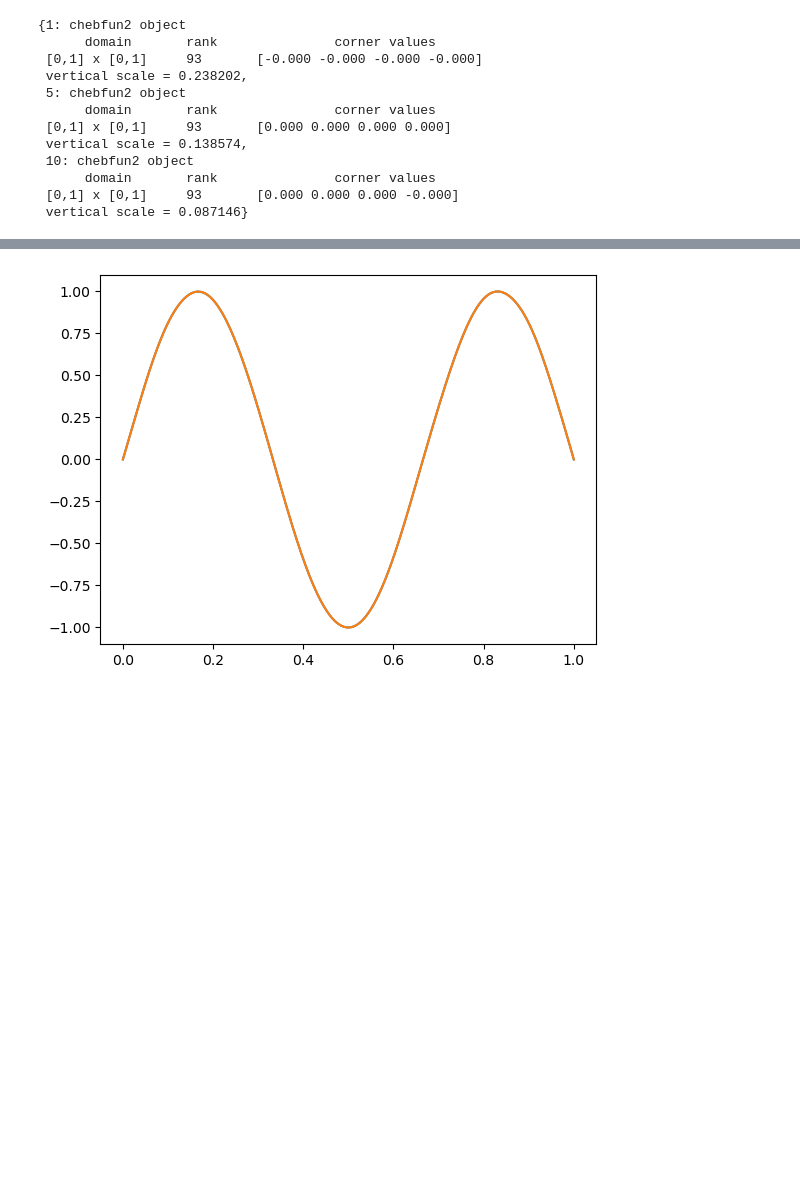
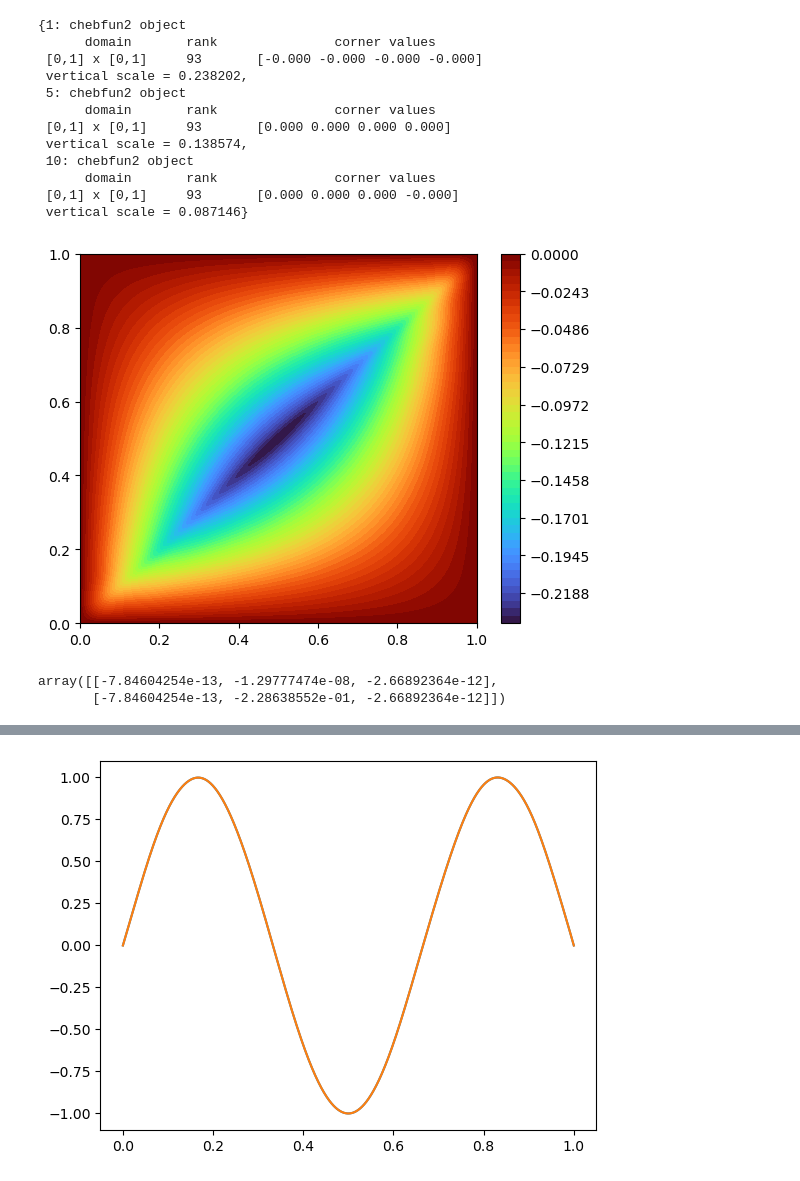
Before and after one commit to hsharsh/chebgreen, a Jupyter notebook: main/airy.ipynb, the cells around one changed output, grey strips where cells are left out. Drawn from its saved outputs; the diff is of its cells as text; code cells hidden in the pictures; blank space fills up the shorter version.

```diff
--- a/main/airy.ipynb
+++ b/main/airy.ipynb
@@ -41,3 +45,7 @@ airy.G
       domain       rank               corner values
  [0,1] x [0,1]     93       [0.000 0.000 0.000 -0.000]
  vertical scale = 0.087146}
+# %%
+airy.G[1].plot()
+# %% [output]
+[figure, added]
@@ -44,2 +55,7 @@ airy.G
+# %%
+(airy.G[1])[x,y]
+# %% [output]
+array([[-7.84604254e-13, -1.29777474e-08, -2.66892364e-12],
+       [-7.84604254e-13, -2.28638552e-01, -2.66892364e-12]])
 # %%
 %%time
```
Also changed, not shown: parts of 29 cells of this notebook, 5 other files.
